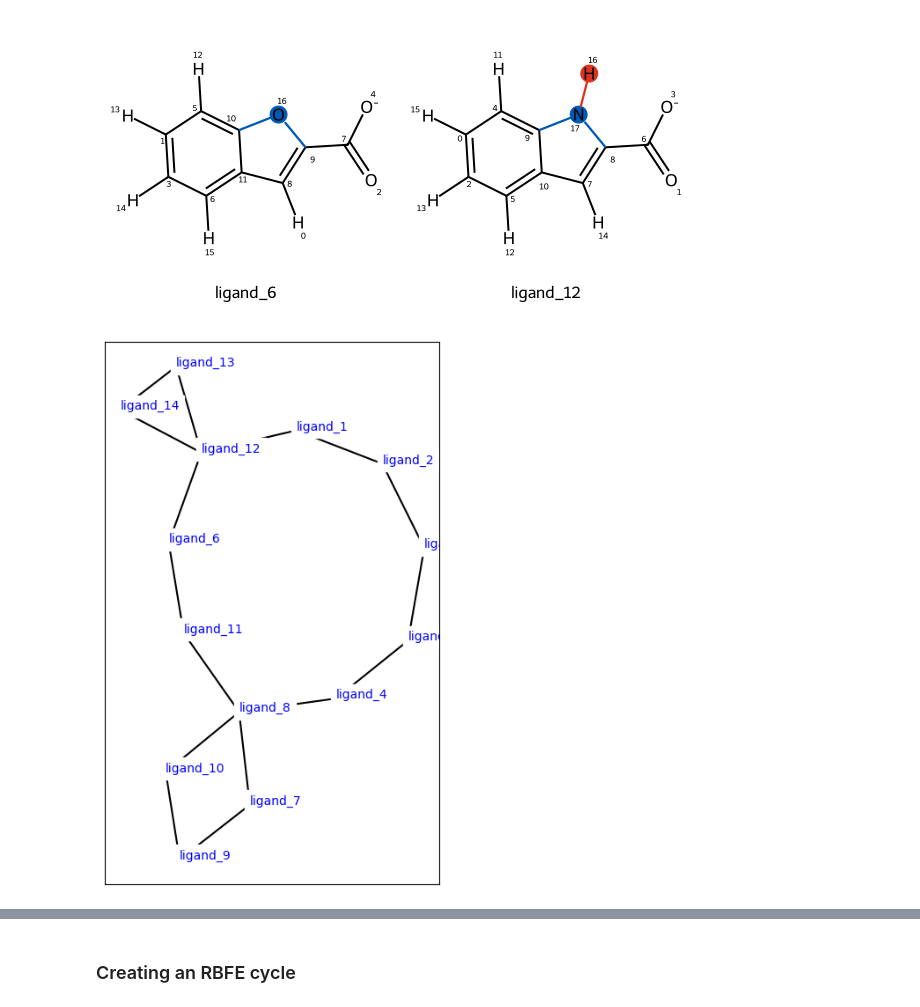
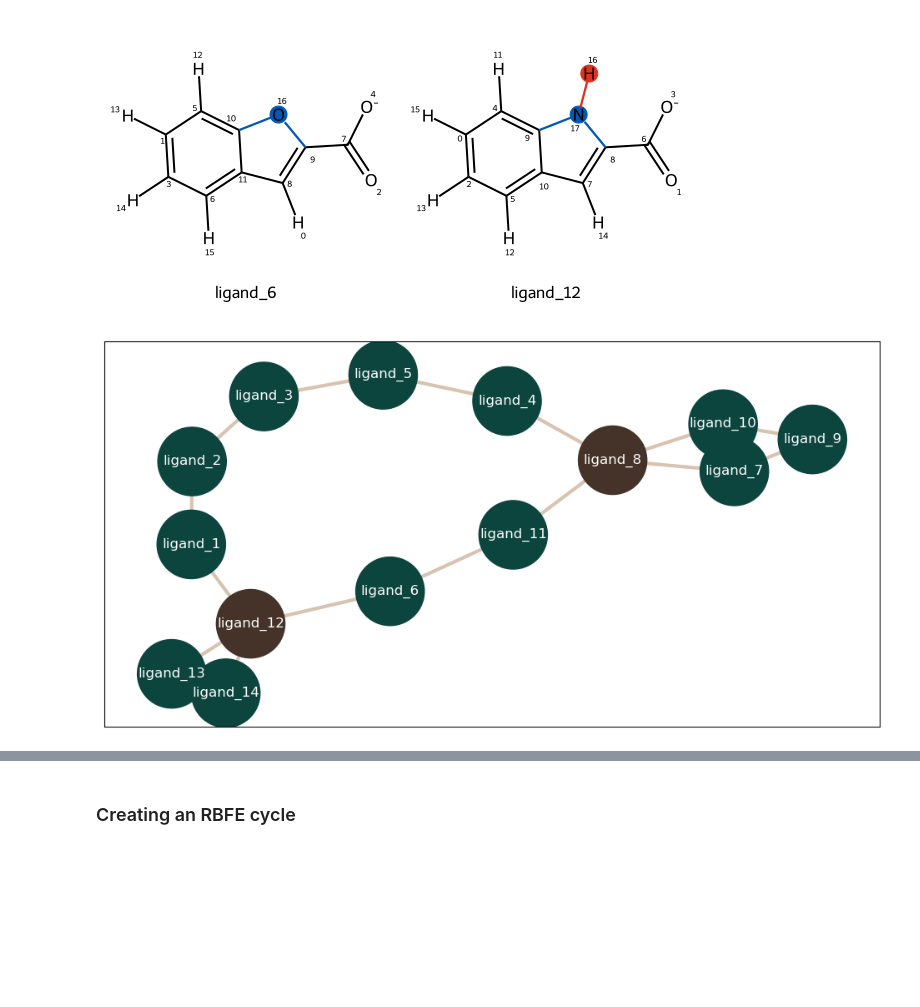
Before and after one commit to MDAnalysis/UGM2025, a Jupyter notebook: workshops/OpenFE/openfe_workshop.ipynb, the cells around one changed output, grey strips where cells are left out. Drawn from its saved outputs; the diff is of its cells as text; code cells hidden in the pictures; blank space fills up the shorter version.

```diff
--- a/workshops/OpenFE/openfe_workshop.ipynb
+++ b/workshops/OpenFE/openfe_workshop.ipynb
@@ -244,12 +244,10 @@ mst_edges[0]
 # %% [output]
 atom mapping:  {0: 14, 12: 11, 13: 15, 14: 13, 15: 12, 1: 0, 2: 1, 3: 2, 4: 3, 5: 4, 6: 5, 7: 6, 8: 7, 9: 8, 10: 9, 11: 10, 16: 17}
 [figure]
-# %%
-# We can visualize the networks too!
-# Note: small visual artifact bug to be fixed :)
-
-from openfe.utils.atommapping_network_plotting import plot_atommapping_network
-
-plot_atommapping_network(lomap_network,);
-# %% [output]
-[figure, removed]
+# %%
+from konnektor.visualization import draw_ligand_network, draw_network_widget
+import matplotlib.pyplot as plt
+fig, ax =  plt.subplots(figsize=(12,6))
+draw_ligand_network(lomap_network, node_size=3500, ax=ax)
+# %% [output]
+[figure, added]
```
Also changed, not shown: parts of 19 cells of this notebook.
